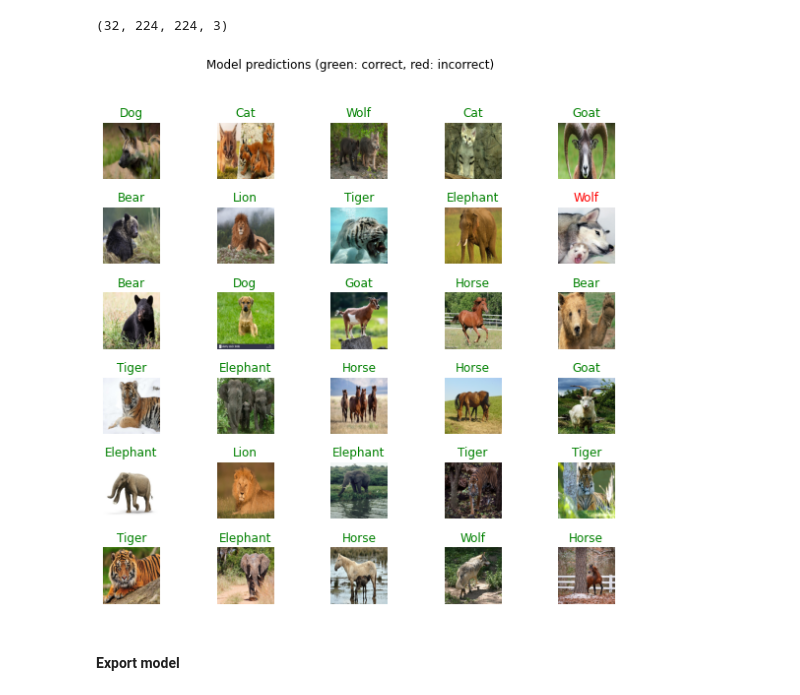
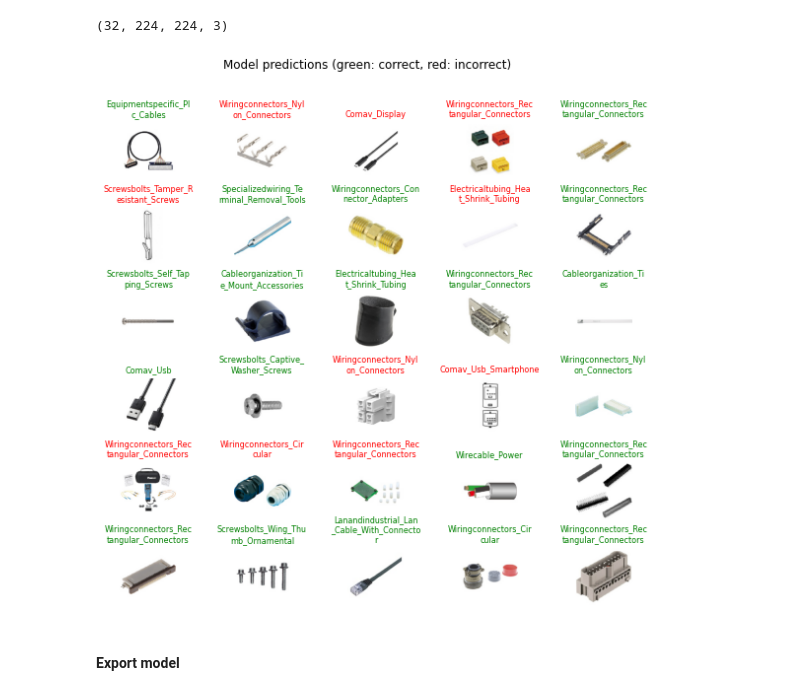
Before and after one commit to RyutaroInatsu/ImageAnnotationChallenge, a Jupyter notebook: notebooks/ImageAnnotationChallenge.ipynb, the cells around one changed output. Saved outputs shown, nothing was run; the diff lists cells and outputs as text; code cells hidden in the pictures.

```diff
--- a/notebooks/ImageAnnotationChallenge.ipynb
+++ b/notebooks/ImageAnnotationChallenge.ipynb
@@ -382,7 +364,7 @@ _ = plt.title("Prediction: " + predicted_class_name.title())
 # data_root = tf.keras.utils.get_file(
 #   'flower_photos','https://storage.googleapis.com/download.tensorflow.org/example_images/flower_photos.tgz',
 #    untar=True)
-data_root = "./mammals"
+data_root = "./inputs/misumi_dataset"
 # %%
 image_generator = tf.keras.preprocessing.image.ImageDataGenerator(rescale=1/255)
 image_data = image_generator.flow_from_directory(str(data_root), target_size=IMAGE_SHAPE)
@@ -532,17 +529,18 @@ image_batch.shape
 # %% [output]
 (32, 224, 224, 3)
 # %%
+from textwrap import wrap
 plt.figure(figsize=(10,9))
 plt.subplots_adjust(hspace=0.5)
 for n in range(30):
   plt.subplot(6,5,n+1)
   plt.imshow(image_batch[n])
   color = "green" if predicted_id[n] == label_id[n] else "red"
-  plt.title(predicted_label_batch[n].title(), color=color)
+  plt.title('\n'.join(wrap(predicted_label_batch[n].title(), 20)), color=color)
   plt.axis('off')
 _ = plt.suptitle("Model predictions (green: correct, red: incorrect)")
 # %% [output]
-[figure, old version]
+[figure, new version]
 # %% [markdown]
 #### Export model
 # %%
```
Also changed, not shown: parts of 16 cells of this notebook, 4 other files.
